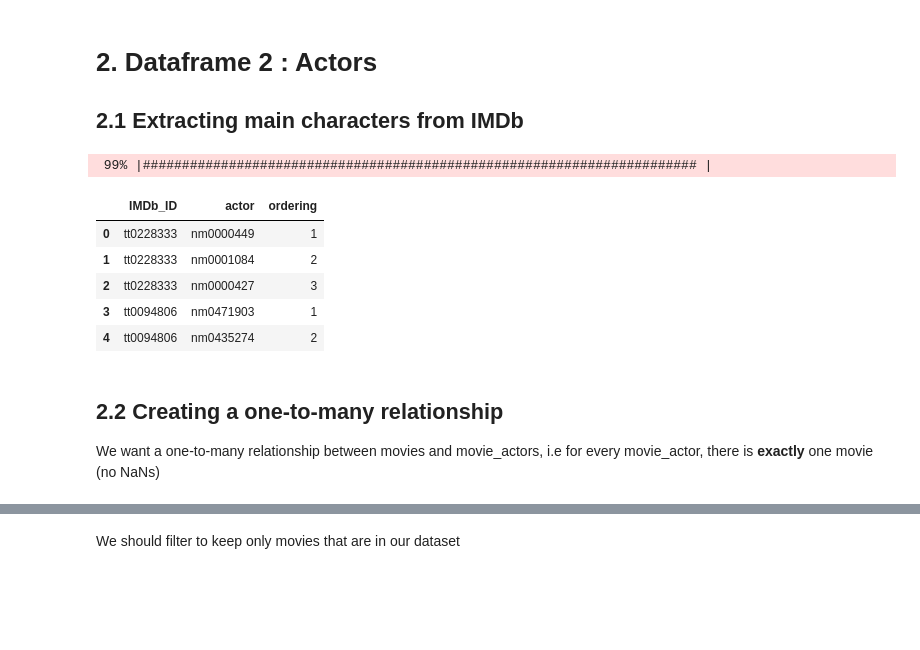
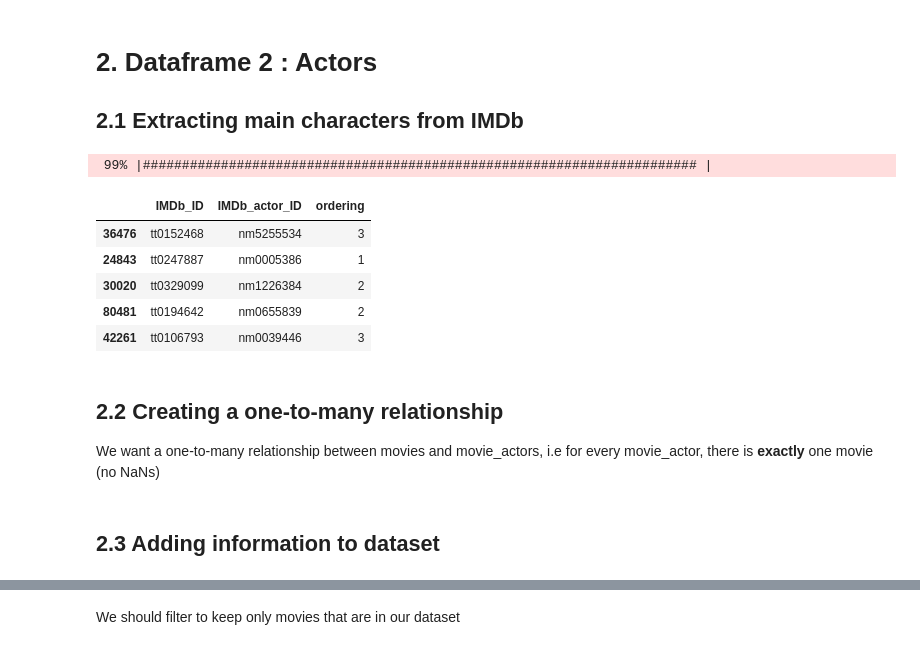
Before and after one commit to epfl-ada/ada-2023-project-dromadaire, a Jupyter notebook: P2.ipynb, the cells around one changed output, grey strips where cells are left out. Drawn from its saved outputs; the diff is of its cells as text; code cells hidden in the pictures; blank space fills up the shorter version.

```diff
--- a/P2.ipynb
+++ b/P2.ipynb
@@ -74,7 +74,7 @@ Here the goal is simply to make sure that the columns in datasets have correct t
 # %%
 # Select columns of the original dataset
 meta_charac = meta_charac_raw.drop(['Freebase movie ID', 'Freebase character/actor map ID', 'Freebase character ID', 'Freebase actor ID'], axis=1).copy()
-meta_movie = meta_movie_raw.drop(['Freebase movie ID', 'Movie runtime', 'Movie languages', 'Movie countries'], axis=1).copy()
+meta_movie = meta_movie_raw.drop(['Freebase movie ID', 'Movie languages', 'Movie countries'], axis=1).copy()
 
 
 # Select colomns of IMDb dataset
@@ -284,28 +285,31 @@ def get_top_actors(movies, imdb_principals, top_n=3):
         bar.update(idx)
 
     # Convert the 'movie_actors' list into a DataFrame for easier handling and readability.
-    movie_actors = pd.DataFrame(movie_actors, columns=['IMDb_ID', 'actor', 'ordering'])
+    movie_actors = pd.DataFrame(movie_actors, columns=['IMDb_ID', 'IMDb_actor_ID', 'ordering'])
 
     # Return the resulting DataFrame.
     return movie_actors
 # %%
+# takes ~5 mins to run
 imdb_principals.rename(columns={'nconst':'IMDb_actor_ID'}, inplace=True)
 imdb_principals.rename(columns={'tconst':'IMDb_ID'}, inplace=True)
 
 movie_actors = get_top_actors(movies, imdb_principals)
-movie_actors.head()
+movie_actors.sample(5)
 # %% [output]
  99% |####################################################################### |
-|  | IMDb_ID | actor | ordering |
-| 0 | tt0228333 | nm0000449 | 1 |
-| 1 | tt0228333 | nm0001084 | 2 |
-| 2 | tt0228333 | nm0000427 | 3 |
-| 3 | tt0094806 | nm0471903 | 1 |
-| 4 | tt0094806 | nm0435274 | 2 |
+|  | IMDb_ID | IMDb_actor_ID | ordering |
+| 36476 | tt0152468 | nm5255534 | 3 |
+| 24843 | tt0247887 | nm0005386 | 1 |
+| 30020 | tt0329099 | nm1226384 | 2 |
+| 80481 | tt0194642 | nm0655839 | 2 |
+| 42261 | tt0106793 | nm0039446 | 3 |
 # %% [markdown]
 ## 2.2 Creating a one-to-many relationship
 We want a one-to-many relationship between movies and movie_actors, i.e for every movie_actor, there is **exactly** one movie (no NaNs)
 # %%
 # creation of the DF only with valid actors
 movies = movies[movies["IMDb_ID"].isin(movie_actors["IMDb_ID"].unique().tolist())]
+# %% [markdown]
+## 2.3 Adding information to dataset
 # %%
```
Also changed, not shown: parts of 31 cells of this notebook.
